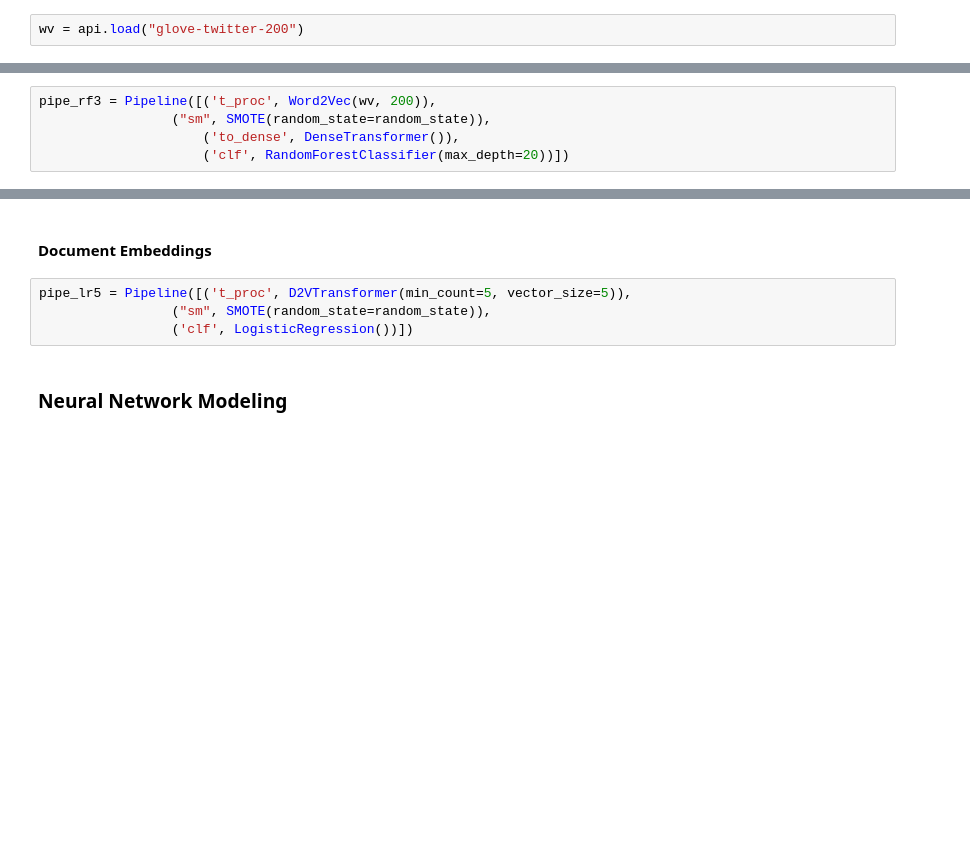
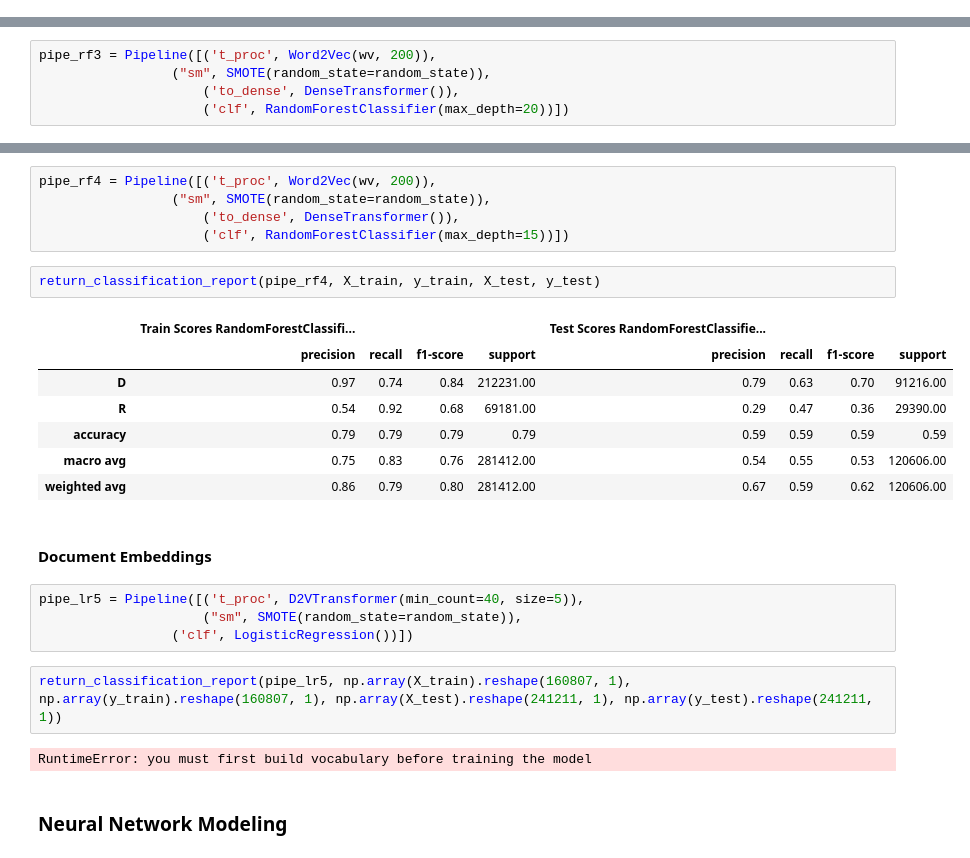
Before and after one commit to swzoeller/NLP-Capstone, a Jupyter notebook: data-extraction-twint.ipynb, the cells around one changed output, grey strips where cells are left out. Cells and saved outputs as stored; diff of their text form; blank space fills up the shorter version.

Commit message:
ML modeling

```diff
--- a/data-extraction-twint.ipynb
+++ b/data-extraction-twint.ipynb
@@ -753,2 +738,0 @@ class Word2Vec(object):
-# %%
-wv = api.load("glove-twitter-200")
@@ -787,9 +780,28 @@ KeyboardInterrupt:
+# %%
+pipe_rf4 = Pipeline([('t_proc', Word2Vec(wv, 200)),
+                 ("sm", SMOTE(random_state=random_state)),
+                     ('to_dense', DenseTransformer()),
+                     ('clf', RandomForestClassifier(max_depth=15))])
+# %%
+return_classification_report(pipe_rf4, X_train, y_train, X_test, y_test)
+# %% [output]
+|  | Train Scores RandomForestClassifi... |  |  |  | Test Scores RandomForestClassifie... |  |  |  |
+|  | precision | recall | f1-score | support | precision | recall | f1-score | support |
+| D | 0.97 | 0.74 | 0.84 | 212231.00 | 0.79 | 0.63 | 0.70 | 91216.00 |
+| R | 0.54 | 0.92 | 0.68 | 69181.00 | 0.29 | 0.47 | 0.36 | 29390.00 |
+| accuracy | 0.79 | 0.79 | 0.79 | 0.79 | 0.59 | 0.59 | 0.59 | 0.59 |
+| macro avg | 0.75 | 0.83 | 0.76 | 281412.00 | 0.54 | 0.55 | 0.53 | 120606.00 |
+| weighted avg | 0.86 | 0.79 | 0.80 | 281412.00 | 0.67 | 0.59 | 0.62 | 120606.00 |
 # %% [markdown]
 #### Document Embeddings
 # %%
-pipe_lr5 = Pipeline([('t_proc', D2VTransformer(min_count=5, vector_size=5)),
-                 ("sm", SMOTE(random_state=random_state)),
+pipe_lr5 = Pipeline([('t_proc', D2VTransformer(min_count=40, size=5)),
+                     ("sm", SMOTE(random_state=random_state)),
                  ('clf', LogisticRegression())])
+# %%
+return_classification_report(pipe_lr5, np.array(X_train).reshape(160807, 1), np.array(y_train).reshape(160807, 1), np.array(X_test).reshape(241211, 1), np.array(y_test).reshape(241211, 1))
+# %% [output]
+RuntimeError: you must first build vocabulary before training the model
 # %% [markdown]
 ### Neural Network Modeling
 # %%
```
Also changed, not shown: parts of 24 cells of this notebook.
